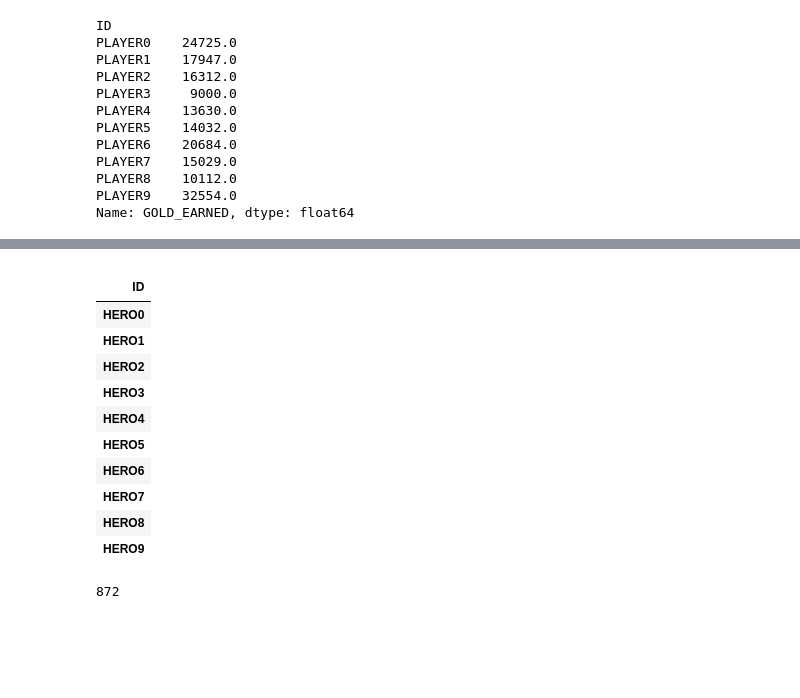
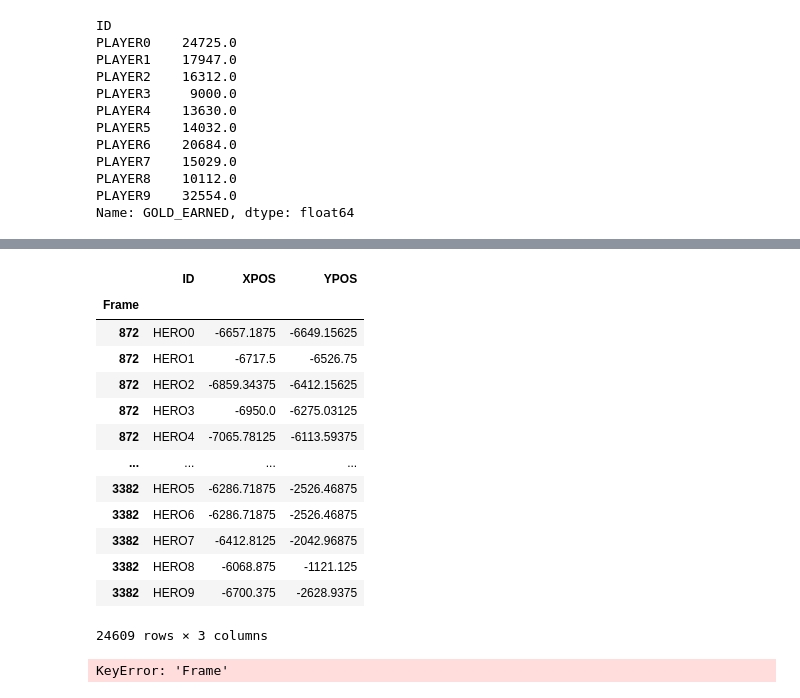
Before and after one commit to ag1737/finalProject, a Jupyter notebook: playingAround.ipynb, the cells around one changed output, grey strips where cells are left out. Saved outputs shown, nothing was run; the diff lists cells and outputs as text; code cells hidden in the pictures; blank space fills up the shorter version.

```diff
--- a/playingAround.ipynb
+++ b/playingAround.ipynb
@@ -46,6 +22,7 @@ def clean_dict(x):
 # %%
 playerEntities = []
 HeroEntities = []
+MapEntities = []
 # %%
 for framenum,frame in enumerate(entities):
     print(f"######FRAME NUMBER {framenum}##########")
@@ -62,6 +39,12 @@ for framenum,frame in enumerate(entities):
             dct["Frame"] = framenum
             clean_dict(dct)
             HeroEntities.append(dct)
+
+        elif entity["ENTITY_TYPE"]== "Dota2MapEntity":
+            dct = {k:[v] for k,v in entity.items()}
+            dct["Frame"] = framenum
+            clean_dict(dct)
+            MapEntities.append(dct)
 # %% [output]
 ######FRAME NUMBER 0##########
 ######FRAME NUMBER 1##########
@@ -196,25 +211,26 @@ hero_df
 # %%
 hdf2 = hero_df[["ID","XPOS","YPOS",]]
-
-hdf2.groupby("ID")[["XPOS","YPOS"]].agg()
+hdf2
 # %% [output]
-|  |
-| ID |
-| HERO0 |
-| HERO1 |
-| HERO2 |
-| HERO3 |
-| HERO4 |
-| HERO5 |
-| HERO6 |
-| HERO7 |
-| HERO8 |
-| HERO9 |
+|  | ID | XPOS | YPOS |
+| Frame |  |  |  |
+| 872 | HERO0 | -6657.1875 | -6649.15625 |
+| 872 | HERO1 | -6717.5 | -6526.75 |
+| 872 | HERO2 | -6859.34375 | -6412.15625 |
+| 872 | HERO3 | -6950.0 | -6275.03125 |
+| 872 | HERO4 | -7065.78125 | -6113.59375 |
+| ... | ... | ... | ... |
+| 3382 | HERO5 | -6286.71875 | -2526.46875 |
+| 3382 | HERO6 | -6286.71875 | -2526.46875 |
+| 3382 | HERO7 | -6412.8125 | -2042.96875 |
+| 3382 | HERO8 | -6068.875 | -1121.125 |
+| 3382 | HERO9 | -6700.375 | -2628.9375 |
+24609 rows × 3 columns
 # %%
 result = player_df.merge(hero_df,on=["PLAYER","Frame"])
 # %%
 result["Frame"].max()
 # %% [output]
-872
+KeyError: 'Frame'
 # %%
 result
```
Also changed, not shown: parts of 17 cells of this notebook, 2 other files.
